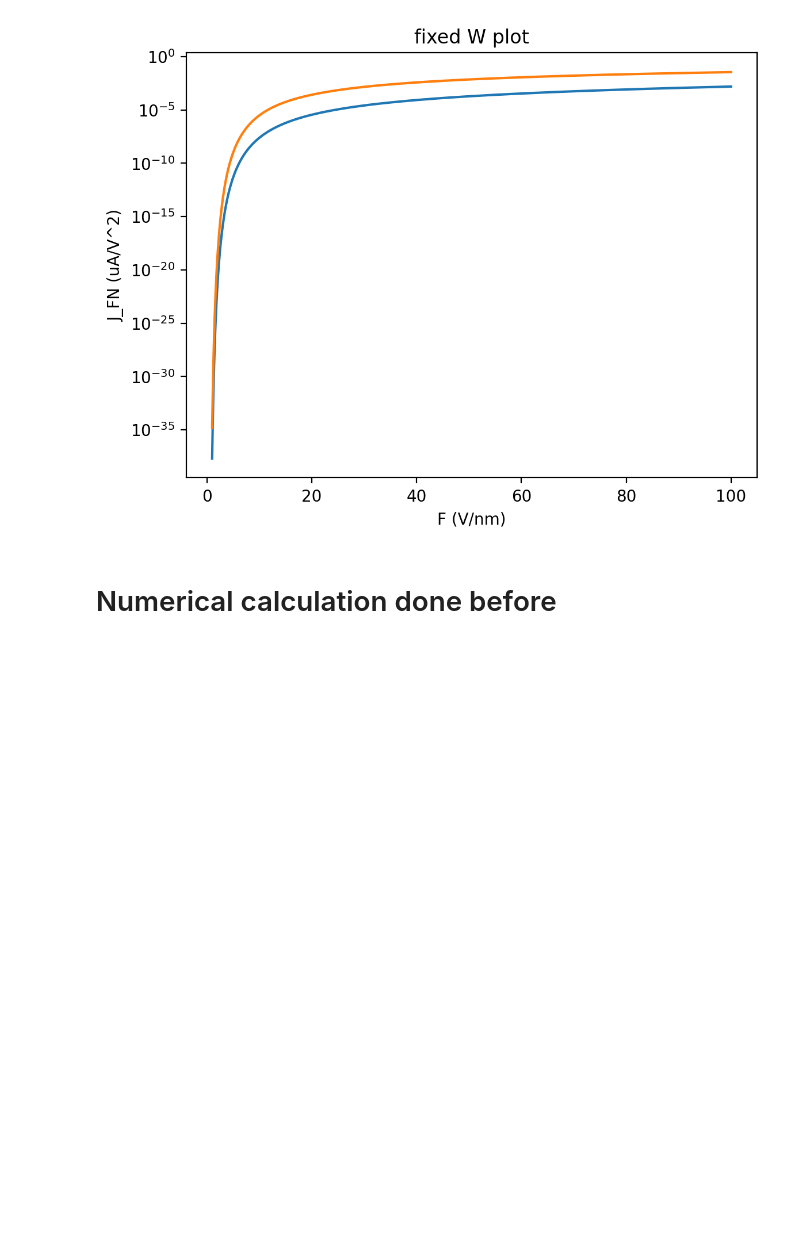
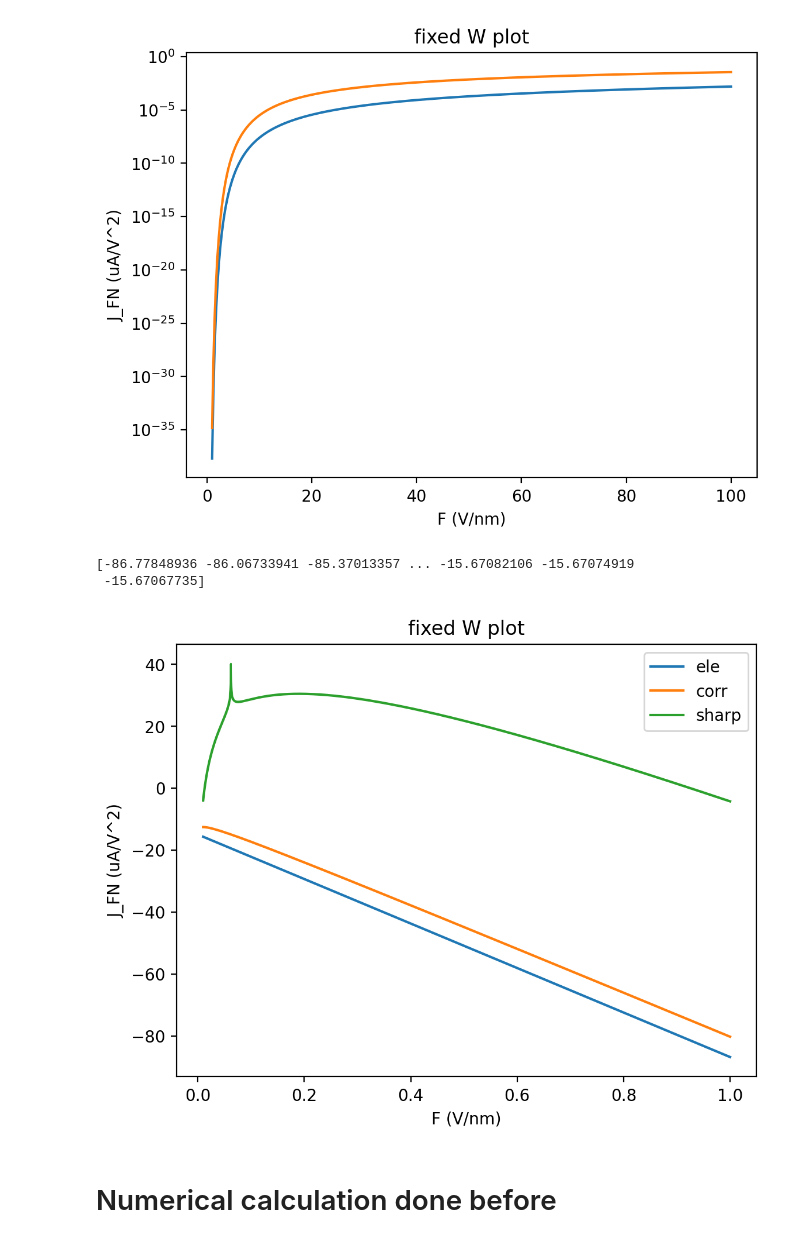
Before and after one commit to Kyatn/FEA-analysis, a Jupyter notebook: FN-currentForhighCurvatureTip.ipynb, the cells around one changed output. Saved outputs shown, nothing was run; the diff lists cells and outputs as text; code cells hidden in the pictures; blank space fills up the shorter version.

```diff
--- a/FN-currentForhighCurvatureTip.ipynb
+++ b/FN-currentForhighCurvatureTip.ipynb
@@ -26,18 +26,18 @@ def J(F, typeOfFN):
     A = 1.54e-6
     #print(a)
     B = 6.83
-    result = []
+    #result = []
     if typeOfFN == 'elemental':
         j = A * F**2/phi * np.exp(-B * phi**(3/2)/F)
-        result.append(j)
+        #result.append(j)
     if typeOfFN == 'elemental_corr':
         y = 1.439964*F/phi**2
         ln = np.log(y)
         nu = 1 - y + 1/6*y*ln
-        j_corr = A/phi* F**2 * np.exp(-nu*B*phi**(3/2)/F)
+        j = A/phi* F**2 * np.exp(-nu*B*phi**(3/2)/F)
         #j= A/phi*F**2*np.exp(-B*phi**(3/2)/F)
         #result.append(j)
-        result.append(j_corr)
+        #result.append(j_corr)
 
     if typeOfFN == 'sharp-emitter':
         R = 200000
@@ -49,8 +49,8 @@ def J(F, typeOfFN):
         psi = 4/3 - y**2/500 - y**2 * ln/15
         omega = 4/5 - 7*y**2/40 - y**2*ln/100
         t = 1 + 1/9 * y**2 - 1/9 * y**2 * ln
-        j_sharp = A/phi*F**2*(t + phi/(e*F*R) * psi)**(-2) * 1/np.exp(B*phi**(3/2)/F*(nu + phi/(e*F*R) * omega))
-        result.append(j_sharp)
+        j = A/phi*F**2*(t + phi/(e*F*R) * psi)**(-2) * 1/np.exp(B*phi**(3/2)/F*(nu + phi/(e*F*R) * omega))
+        #result.append(j_sharp)
 
 
     #print(f'A value is {A}')
@@ -65,7 +65,7 @@ def J(F, typeOfFN):
     #print(f'nu value is {nu}')
     #print(f't value is {t}')
     #print(f'current density is {j}')
-    return result
+    return j
 # %%
 result_1 = J(10, "elemental")
 result_2 = J(10, "elemental_corr")
@@ -124,28 +124,33 @@ plt.show()
 # %%
 # FN plot
 
 x = 1/Fd
 y1 = np.log(currents_ele/Fd**2)
+print(y1)
 y2 = np.log(currents_corr/Fd**2)
-#y3 = np.log(currents_sharp/Fd**2)
+y3 = np.log(currents_sharp/Fd**2)
 
 plt.figure(dpi=200)
 
-plt.plot(Fd, y1, label = 'ele')
-plt.plot(Fd, y2, label = 'corr')
-#plt.plot(Fd, y3, label = 'sharp')
+plt.plot(x, y1, label = 'ele')
+plt.plot(x, y2, label = 'corr')
+plt.plot(x, y3, label = 'sharp')
 
 #plt.xlim(2, 4)
 #plt.ylim(1e-11, 1e-6)
 #plt.yscale("log")
 
 plt.title('fixed W plot')
 plt.xlabel('F (V/nm)')
 plt.ylabel('J_FN (uA/V^2)')
 
-#plt.legend()
+plt.legend()
 
 plt.show()
+# %% [output]
+[-86.77848936 -86.06733941 -85.37013357 ... -15.67082106 -15.67074919
+ -15.67067735]
+[figure, added]
 # %% [markdown]
 # Numerical calculation done before
 # %% [markdown]
```
Also changed, not shown: parts of 2 cells of this notebook, 1 other file.
